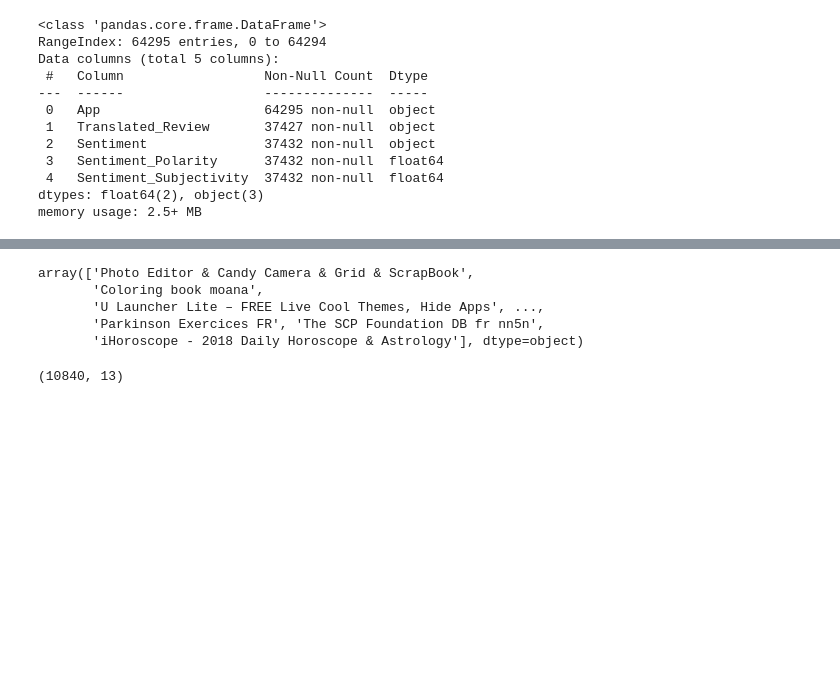
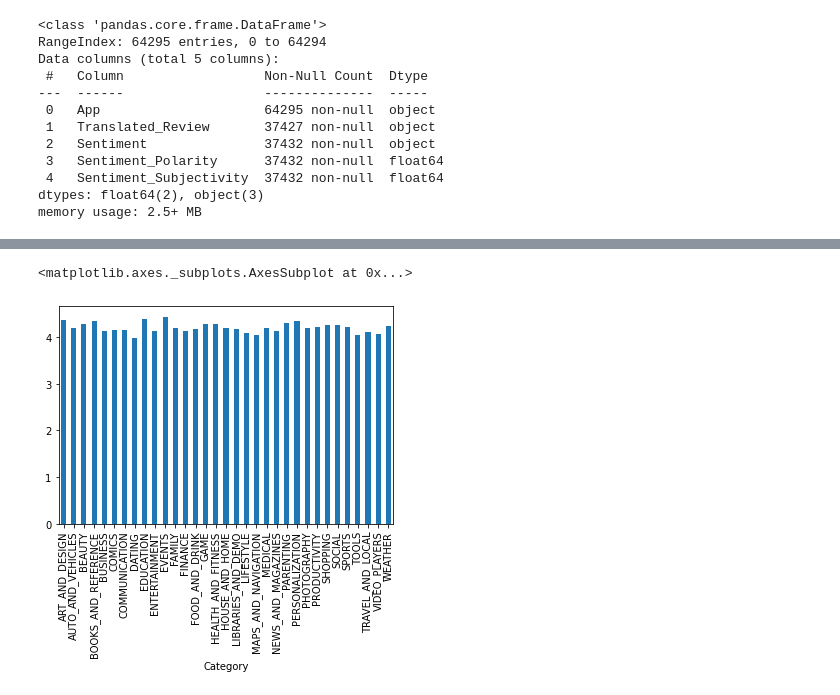
Before and after one commit to MohammedSaudh/Play-Store-App-Review-Analysis, a Jupyter notebook: Play_Store_App_Review_Analysis_Capstone_Project.ipynb, the cells around one changed output, grey strips where cells are left out. Drawn from its saved outputs; the diff is of its cells as text; code cells hidden in the pictures; blank space fills up the shorter version.

```diff
--- a/Play_Store_App_Review_Analysis_Capstone_Project.ipynb
+++ b/Play_Store_App_Review_Analysis_Capstone_Project.ipynb
@@ -75,15 +113,8 @@ play_store_data[play_store_data['Category']== '1.9']
 | 10472 | Life Made WI-Fi Touchscreen Photo... | 1.9 | 19.0 | 3.0M | 1,000+ | Free | 0 | Everyone | NaN | February 11, 2018 | ... |
 # %%
 play_store_data.drop(play_store_data.index[10472],inplace=True)
-# %%
-play_store_data['App'].unique()
-# %% [output]
-array(['Photo Editor & Candy Camera & Grid & ScrapBook',
-       'Coloring book moana',
-       'U Launcher Lite – FREE Live Cool Themes, Hide Apps', ...,
-       'Parkinson Exercices FR', 'The SCP Foundation DB fr nn5n',
-       'iHoroscope - 2018 Daily Horoscope & Astrology'], dtype=object)
-# %%
-play_store_data.shape
-# %% [output]
-(10840, 13)
+# %%
+play_store_data.groupby('Category')['Rating'].mean().plot(kind='bar')
+# %% [output]
+<matplotlib.axes._subplots.AxesSubplot at 0x...>
+[figure, added]
```
Also changed, not shown: parts of 9 cells of this notebook.
